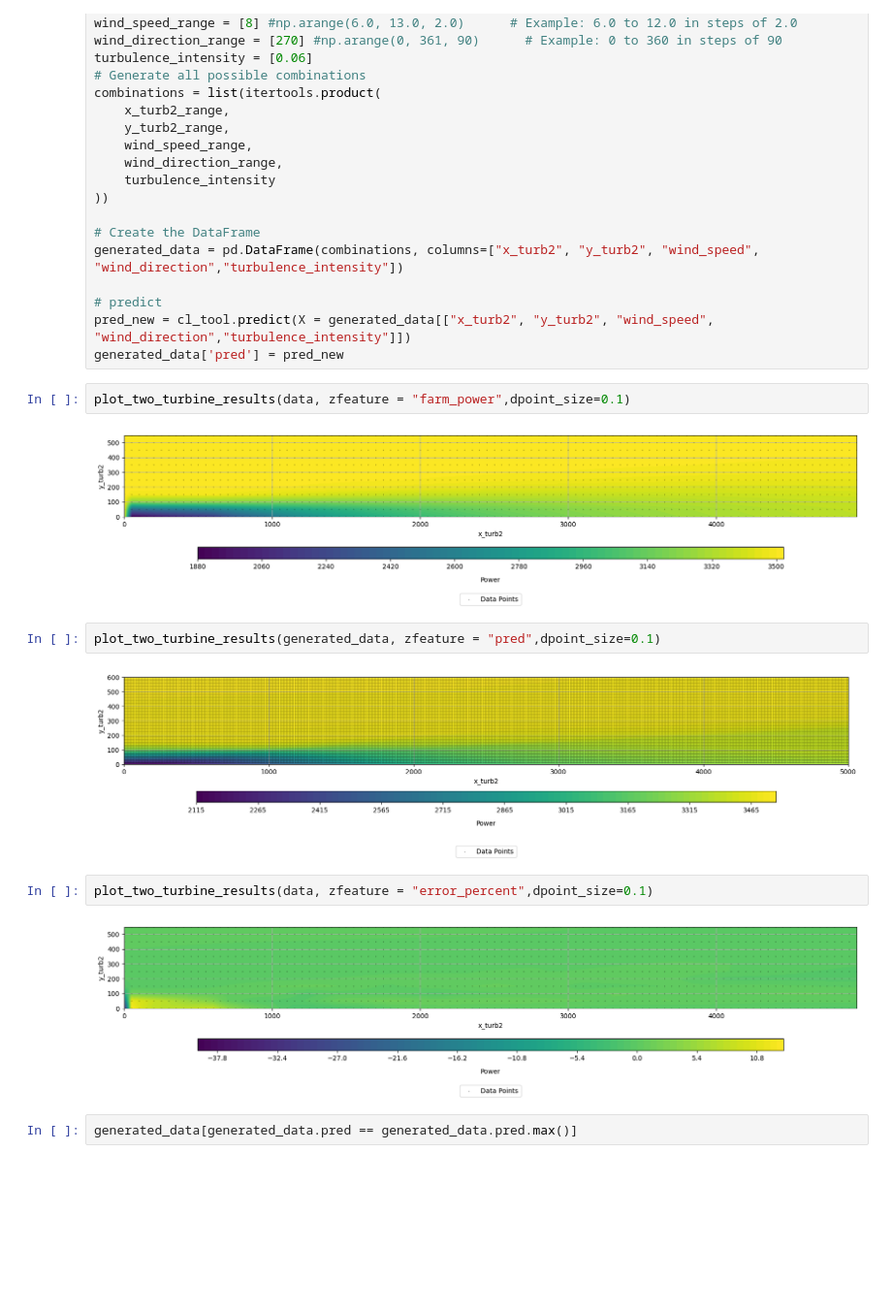
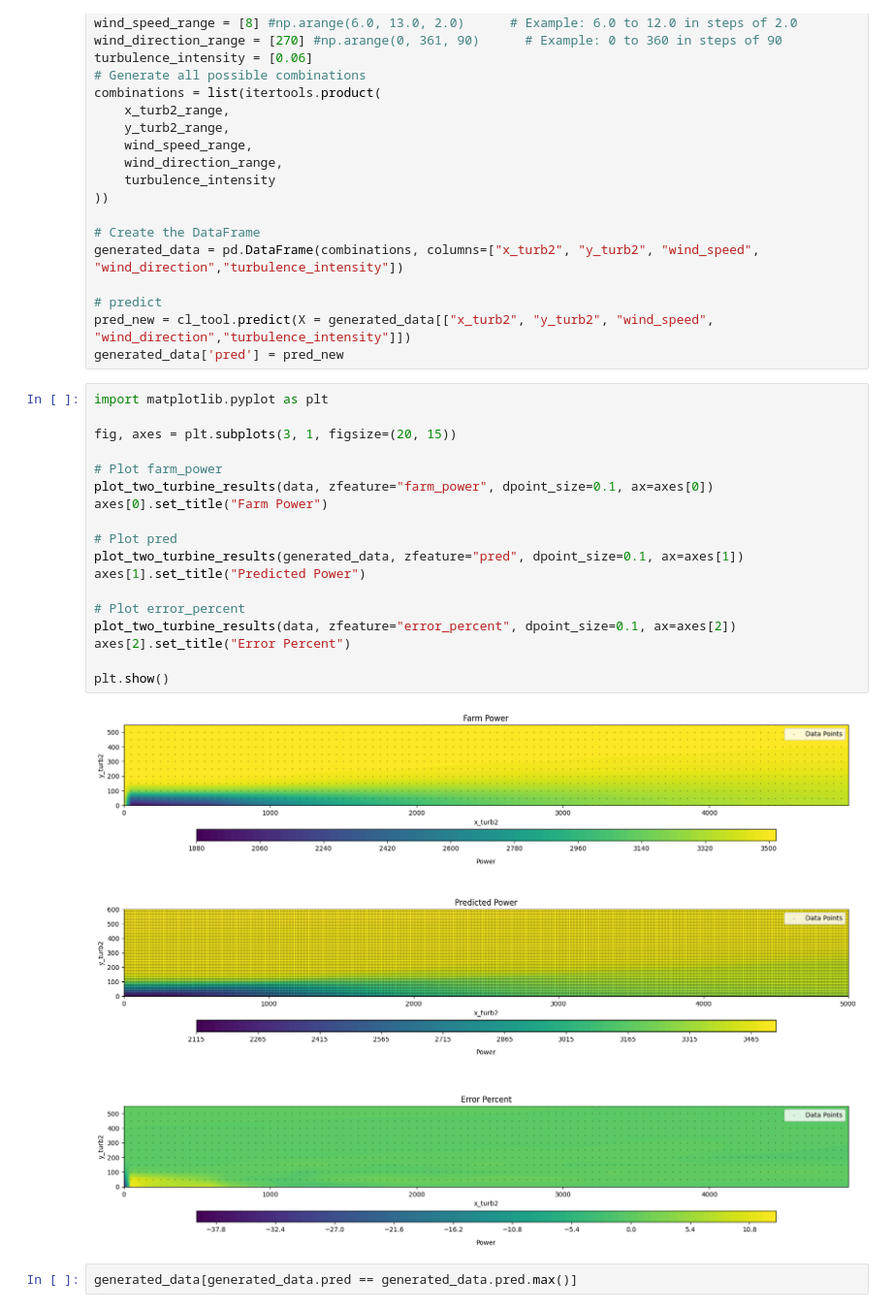
Before and after one commit to schmeti/uc3m_TFM_wind_farm_optimization_codebase, a Jupyter notebook: Windfarm_power_modelling/neural_network_optimization.ipynb, the cells around one changed output. Shown: that part at 97% size. Drawn from its saved outputs; the diff is of its cells as text; blank space fills up the shorter version.

```diff
--- a/Windfarm_power_modelling/neural_network_optimization.ipynb
+++ b/Windfarm_power_modelling/neural_network_optimization.ipynb
@@ -120,18 +123,26 @@ generated_data = pd.DataFrame(combinations, columns=["x_turb2", "y_turb2", "wind
 # predict
 pred_new = cl_tool.predict(X = generated_data[["x_turb2", "y_turb2", "wind_speed", "wind_direction","turbulence_intensity"]])
 generated_data['pred'] = pred_new
-# %%
-plot_two_turbine_results(data, zfeature = "farm_power",dpoint_size=0.1)
-# %% [output]
-[figure, removed]
-# %%
-plot_two_turbine_results(generated_data, zfeature = "pred",dpoint_size=0.1)
-# %% [output]
-[figure, removed]
-# %%
-plot_two_turbine_results(data, zfeature = "error_percent",dpoint_size=0.1)
-# %% [output]
-[figure, removed]
+# %%
+import matplotlib.pyplot as plt
+
+fig, axes = plt.subplots(3, 1, figsize=(20, 15))
+
+# Plot farm_power
+plot_two_turbine_results(data, zfeature="farm_power", dpoint_size=0.1, ax=axes[0])
+axes[0].set_title("Farm Power")
+
+# Plot pred
+plot_two_turbine_results(generated_data, zfeature="pred", dpoint_size=0.1, ax=axes[1])
+axes[1].set_title("Predicted Power")
+
+# Plot error_percent
+plot_two_turbine_results(data, zfeature="error_percent", dpoint_size=0.1, ax=axes[2])
+axes[2].set_title("Error Percent")
+
+plt.show()
+# %% [output]
+[figure, added]
 # %%
 generated_data[generated_data.pred == generated_data.pred.max()]
 # %% [output]
```
Also changed, not shown: parts of 2 cells of this notebook, 3 other files.
